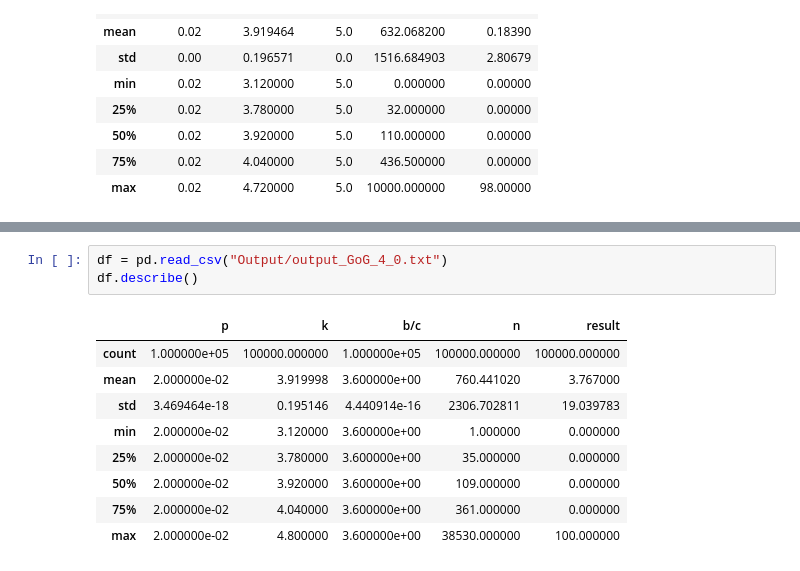
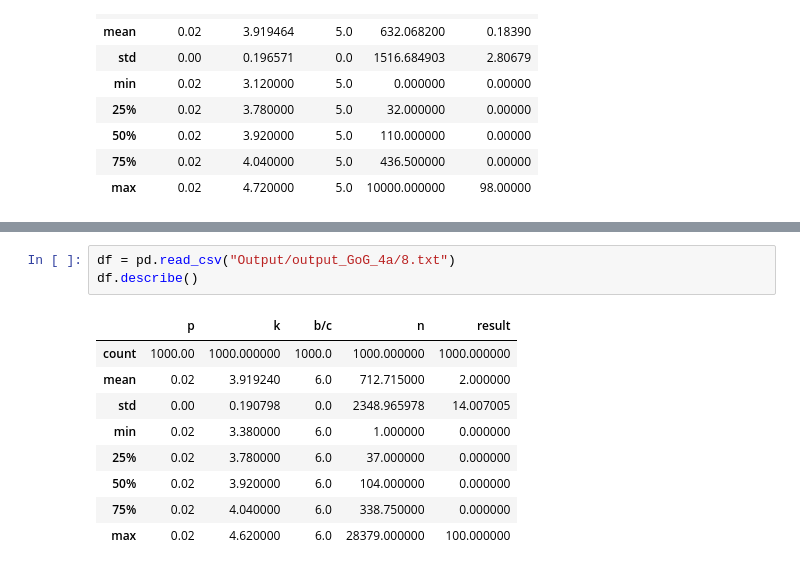
Before and after one commit to eoinohearn/MATH598, a Jupyter notebook: root/data.ipynb, the cells around one changed output, grey strips where cells are left out. Saved outputs shown, nothing was run; the diff lists cells and outputs as text.

```diff
--- a/root/data.ipynb
+++ b/root/data.ipynb
@@ -78,13 +95,13 @@ print(results)
 # %%
-df = pd.read_csv("Output/output_GoG_4_0.txt")
+df = pd.read_csv("Output/output_GoG_4a/8.txt")
 df.describe()
 # %% [output]
 |  | p | k | b/c | n | result |
-| count | 1.000000e+05 | 100000.000000 | 1.000000e+05 | 100000.000000 | 100000.000000 |
-| mean | 2.000000e-02 | 3.919998 | 3.600000e+00 | 760.441020 | 3.767000 |
-| std | 3.469464e-18 | 0.195146 | 4.440914e-16 | 2306.702811 | 19.039783 |
-| min | 2.000000e-02 | 3.120000 | 3.600000e+00 | 1.000000 | 0.000000 |
-| 25% | 2.000000e-02 | 3.780000 | 3.600000e+00 | 35.000000 | 0.000000 |
-| 50% | 2.000000e-02 | 3.920000 | 3.600000e+00 | 109.000000 | 0.000000 |
-| 75% | 2.000000e-02 | 4.040000 | 3.600000e+00 | 361.000000 | 0.000000 |
-| max | 2.000000e-02 | 4.800000 | 3.600000e+00 | 38530.000000 | 100.000000 |
+| count | 1000.00 | 1000.000000 | 1000.0 | 1000.000000 | 1000.000000 |
+| mean | 0.02 | 3.919240 | 6.0 | 712.715000 | 2.000000 |
+| std | 0.00 | 0.190798 | 0.0 | 2348.965978 | 14.007005 |
+| min | 0.02 | 3.380000 | 6.0 | 1.000000 | 0.000000 |
+| 25% | 0.02 | 3.780000 | 6.0 | 37.000000 | 0.000000 |
+| 50% | 0.02 | 3.920000 | 6.0 | 104.000000 | 0.000000 |
+| 75% | 0.02 | 4.040000 | 6.0 | 338.750000 | 0.000000 |
+| max | 0.02 | 4.620000 | 6.0 | 28379.000000 | 100.000000 |
```
Also changed, not shown: parts of 3 cells of this notebook, 9 other files.
